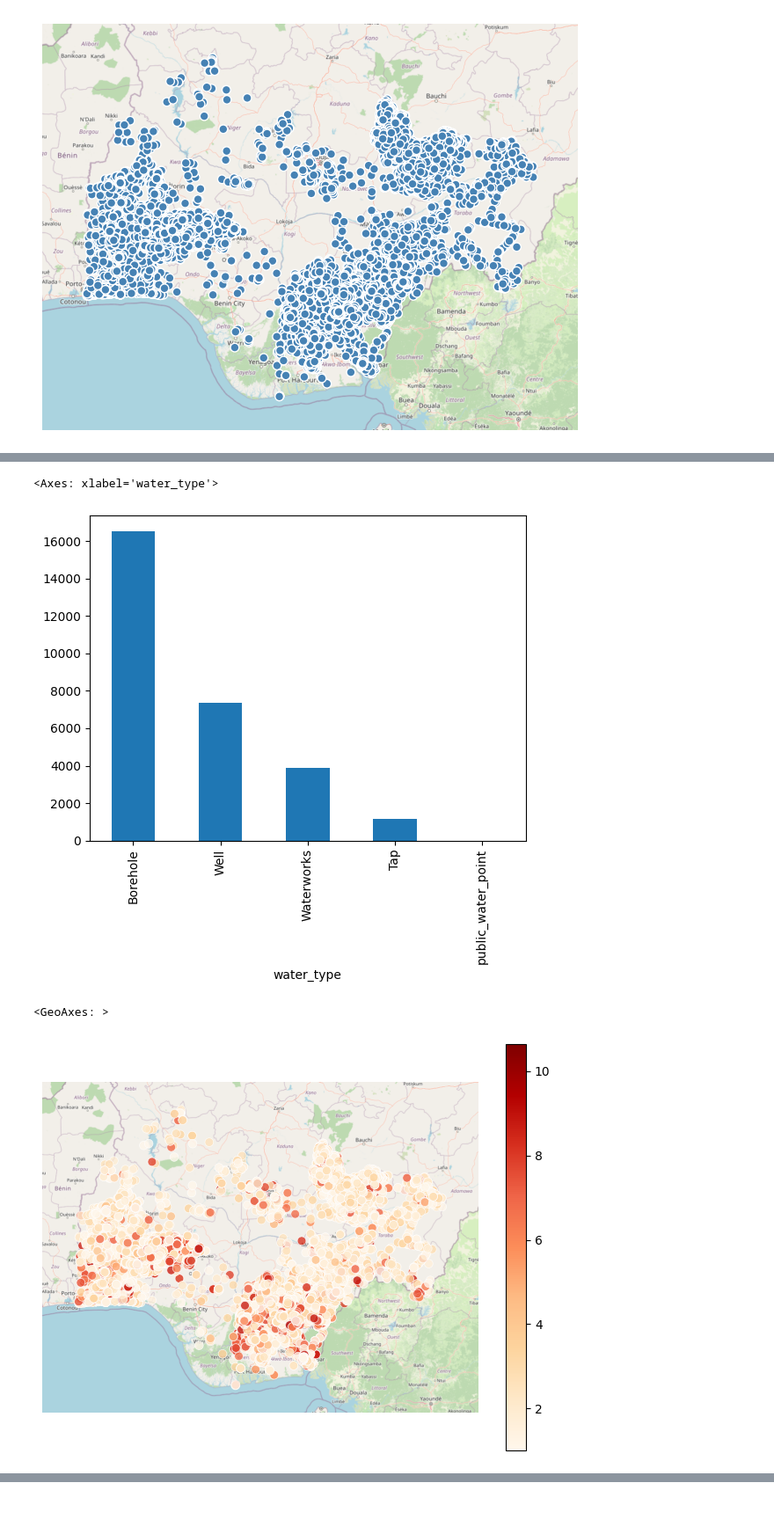
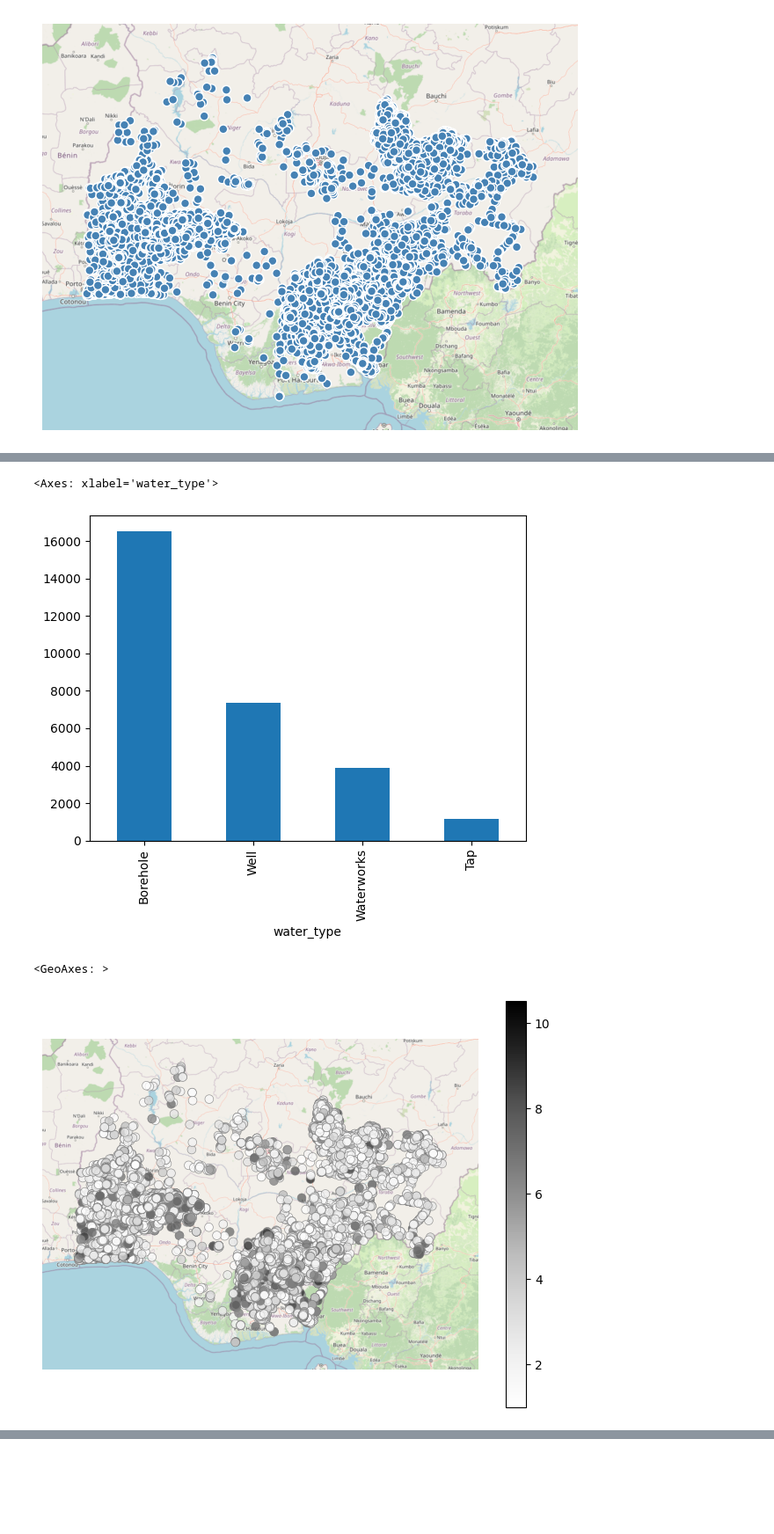
Before and after one commit to johnGachihi/ICTiAS, a Jupyter notebook: Geovis Recommendation/pythonProject/nigeria_water_points.ipynb, the cells around one changed output, grey strips where cells are left out. Shown at 88% size. Cells and saved outputs as stored; diff of their text form; code cells hidden in the pictures; blank space fills up the shorter version.

Commit message:
add clean nigeria_water_points data

```diff
--- a/Geovis Recommendation/pythonProject/nigeria_water_points.ipynb
+++ b/Geovis Recommendation/pythonProject/nigeria_water_points.ipynb
@@ -35,3 +35,5 @@ ng_water_points["water_type"].sort_values().unique()
 # %% [output]
 array(['Borehole', 'Tap', 'Waterworks', 'Well', 'public_water_point'],
       dtype=object)
+# %%
+ng_water_points = ng_water_points[ng_water_points["water_type"] != "public_water_point"]
@@ -85,7 +88,7 @@ Name: count, dtype: int64
 ng_water_points["water_type"].value_counts().plot(kind="bar")
 # %% [output]
 <Axes: xlabel='water_type'>
-[figure, old version]
+[figure, new version]
 # %%
 sd = 1
 
@@ -95,6 +98,7 @@ medium = stats.norm(3, sd)
 low = stats.norm(2, sd)
 
 ng_water_points["water_quantity"] = np.nan
+ng_water_points["households_served"] = np.nan
 
 ng_water_points.loc[ng_water_points["water_type"] == "Waterworks", "water_quantity"]\
     = highest.rvs(ng_water_points["water_type"].value_counts()["Waterworks"])
@@ -104,16 +108,23 @@ ng_water_points.loc[ng_water_points["water_type"] == "Borehole", "water_quantity
     = low.rvs(ng_water_points["water_type"].value_counts()["Borehole"])
 ng_water_points.loc[ng_water_points["water_type"] == "Well", "water_quantity"]\
     = low.rvs(ng_water_points["water_type"].value_counts()["Well"])
-ng_water_points.loc[ng_water_points["water_type"] == "public_water_point", "water_quantity"]\
-    = high.rvs(ng_water_points["water_type"].value_counts()["public_water_point"])
+
+ng_water_points.loc[ng_water_points["water_type"] == "Waterworks", "households_served"]\
+    = stats.norm(1000, 20).rvs(ng_water_points["water_type"].value_counts()["Waterworks"])
+ng_water_points.loc[ng_water_points["water_type"] == "Tap", "households_served"]\
+    = stats.norm(500, 20).rvs(ng_water_points["water_type"].value_counts()["Tap"])
+ng_water_points.loc[ng_water_points["water_type"] == "Borehole", "households_served"]\
+    = stats.norm(100, 20).rvs(ng_water_points["water_type"].value_counts()["Borehole"])
+ng_water_points.loc[ng_water_points["water_type"] == "Well", "households_served"]\
+    = stats.norm(100, 20).rvs(ng_water_points["water_type"].value_counts()["Well"])
 
 ng_water_points["water_quantity"] = ng_water_points["water_quantity"].clip(lower=1)
 # %%
 ax = gplt.webmap(ng_water_points, projection=gplt.crs.WebMercator())
-gplt.pointplot(ng_water_points, hue="water_quantity", edgecolor='white', linewidth=0.5, ax=ax, legend=True, s=7, cmap="OrRd", alpha=0.8)
+gplt.pointplot(ng_water_points, hue="water_quantity", edgecolor='grey', linewidth=0.5, ax=ax, legend=True, s=7, alpha=0.8, cmap="Greys")
 # %% [output]
 <GeoAxes: >
-[figure, old version]
+[figure, new version]
 # %%
 ax = gplt.webmap(ng_water_points, projection=gplt.crs.WebMercator())
 gplt.pointplot(ng_water_points, scale="water_quantity", hue="water_type", edgecolor='white', linewidth=0.5, ax=ax, legend=True, alpha=0.6, limits=(2, 30))
```
Also changed, not shown: parts of 9 cells of this notebook, 2 other files.
